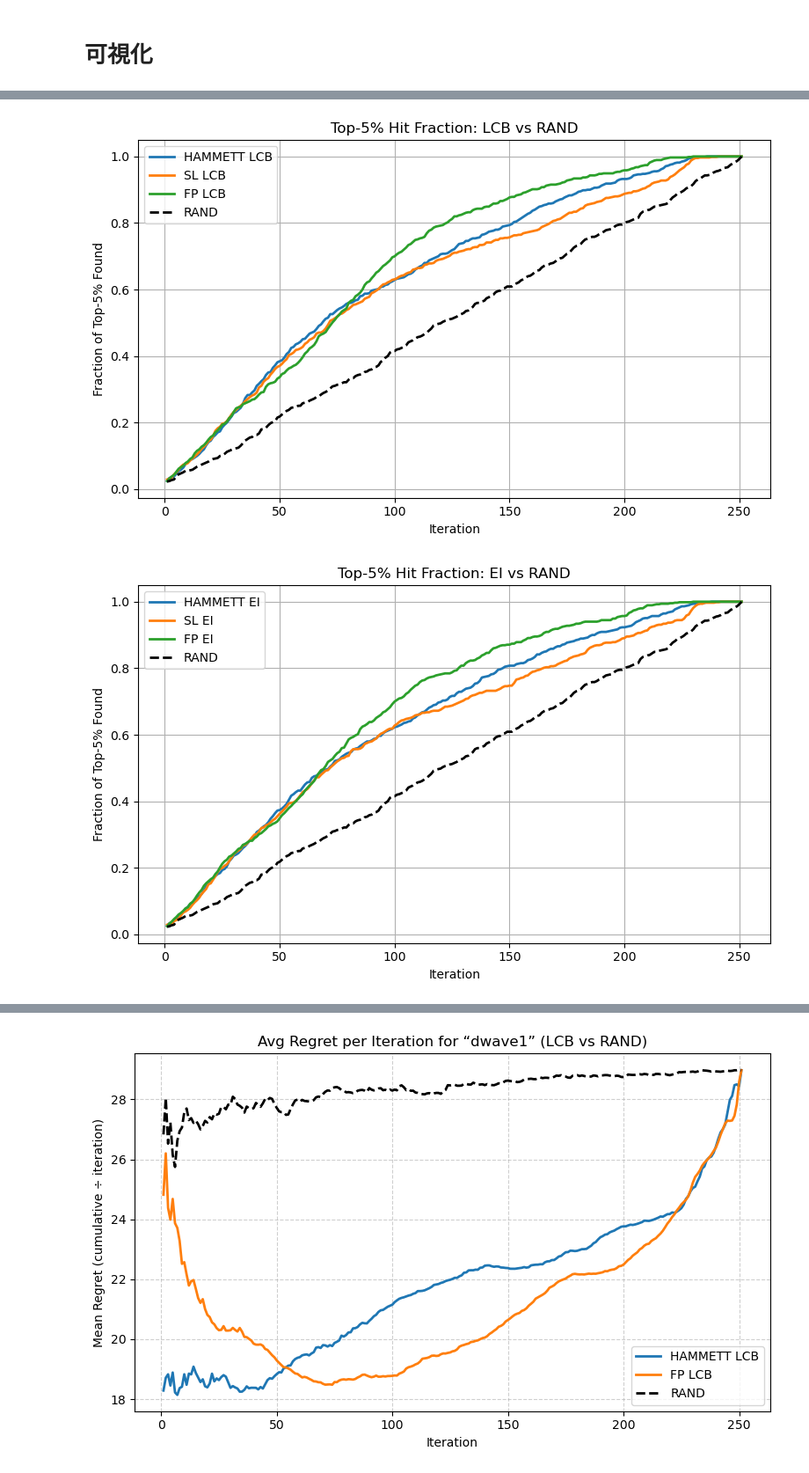
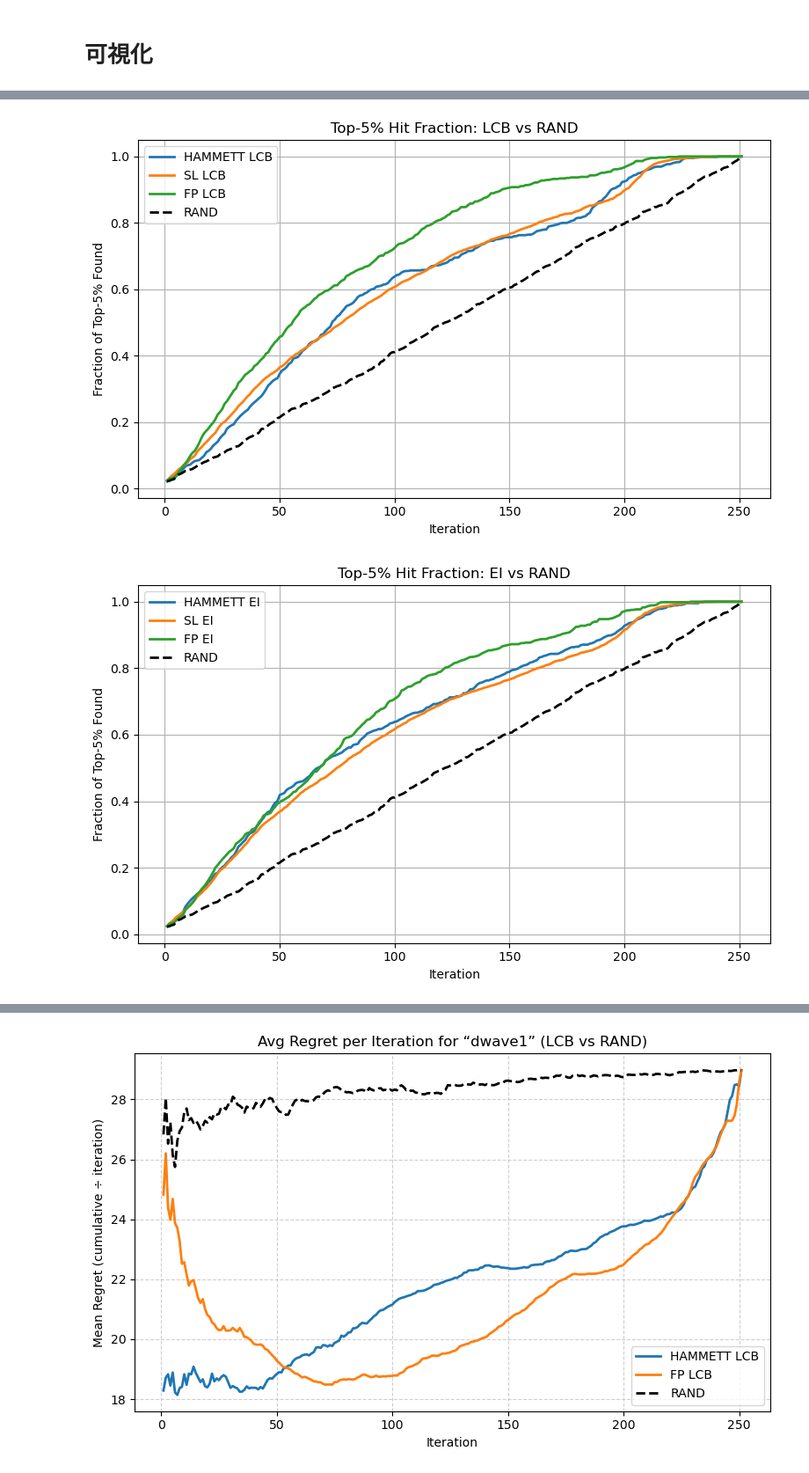
Before and after one commit to kakeru-watanabe06/BO_FP_Hammett_SL, a Jupyter notebook: FP_BO.ipynb/FP_BOのコピー.ipynb, the cells around one changed output, grey strips where cells are left out. Shown at 88% size. Drawn from its saved outputs; the diff is of its cells as text; code cells hidden in the pictures.

```diff
--- a/FP_BO.ipynb/FP_BOのコピー.ipynb
+++ b/FP_BO.ipynb/FP_BOのコピー.ipynb
@@ -160,7 +160,24 @@ def l2_lcb_exact(means: np.ndarray,
     lam = diff2 / gamma2
     q = ncx2.ppf(1 - p, df=k, nc=lam)
     q = np.nan_to_num(q, nan=0.0, posinf=0.0, neginf=0.0)
-    return -gamma2 * q
+    # print(f"p: {p}, k: {k}, gamma2: {gamma2.mean()}, diff2: {diff2.mean()}, lam: {lam.mean()}, q: {q.mean()}")
+    return - q * gamma2
+
+def l2_lcb_per_dim(means: np.ndarray,
+                   variances: np.ndarray,
+                   target: np.ndarray,
+                   p: float = 0.05,
+                   eps: float = 1e-8) -> np.ndarray:
+
+    # 1) prevent zero variances
+    vars_safe = np.maximum(variances, eps)
+    # 2) compute non-centrality λ for each candidate
+    lam = np.sum((means - target)**2 / vars_safe, axis=1)
+    # 3) inverse survival function: P(X ≥ q) = p for χ²ₖ(λ)
+    q   = ncx2.isf(p, df=means.shape[1], nc=lam)
+    # 4) score = −q (we pick argmax scores ⇒ minimize q)
+    return -q
+
 
 def l2_ei(means: np.ndarray,
           variances: np.ndarray,
@@ -190,7 +207,7 @@ def fit_multi_gpy(X: np.ndarray, Y: np.ndarray):
         m = GPy.models.GPRegression(X, Y[:, [i]], kern)
         # m.Gaussian_noise.variance = 1e-6
         # m.Gaussian_noise.variance.fix()
-        m.optimize(messages=False, max_iters=5)
+        m.optimize(messages=False)
         models.append(m)
         # print(m)
     return models
@@ -280,7 +297,7 @@ def compare_all_methods(df, X_cols, Y_cols, target,
                 # ——— 獲得関数の計算 ———
                 if m == 'lcb':
                     mu, var = predict_multi_gpy(models, X_cd)
-                    scores  = l2_lcb_exact(mu, var, t_s, p)
+                    scores  = l2_lcb_per_dim(mu, var, t_s, p)
                 elif m == 'ei':
                     mu, var = predict_multi_gpy(models, X_cd)
                     y_min   = np.min(np.sum((Y_tr_s - t_s)**2, axis=1))
@@ -323,7 +340,7 @@ def compare_all_methods(df, X_cols, Y_cols, target,
                     for obj_idx, mdl in enumerate(models):
                         # Y_tr_s[:, [obj_idx]] の shape は (n_train,1)
                         mdl.set_XY(X_tr, Y_tr_s[:, [obj_idx]])
-                        mdl.optimize(messages=False)
+                        mdl.optimize(messages=False, max_iters=5)
                         # print(mdl)
 
     # DataFrame 化
@@ -891,9 +908,9 @@ def plot_hits_with_single_random(df_hits_dict):
 # --- Example usage ---
 # 1) 検証した説明関数のベースファイル名を辞書で指定
 file_initials = {
-    'Hammett': '/Users/macmini/BO_result/inimax5_remax100_RBF/Hammett/Hammett_p_0.7_init5',
-    'SL': '/Users/macmini/BO_result/inimax5_remax100_RBF/SL/SL_p_0.7_init5',
-    'FP': '/Users/macmini/BO_result/inimax5_remax100_RBF/FP/FP_BO_resultsFP_p_0.7_init5'
+    'Hammett': "/Users/macmini/BO_result/initsize5_LCB_per_dim/Hammett/Hammett_p_0.7_init5",
+    'SL': '/Users/macmini/BO_result/inimax5_remaxunlimited_t200/SL/SL_p_0.7_init5',
+    'FP': "/Users/macmini/BO_result/initsize5_LCB_per_dim/FP/FP_BO_resultsFP_p_0.7_init5"
     # 他の説明関数も同様に追加
 }
 
@@ -904,10 +921,10 @@ results = load_results(file_initials, metrics=('hits', 'acq', 'regret'))
 plot_hits_with_single_random(results['hits'])
 
 file_initials_init50 = {
-    'Hammett': '/Users/macmini/BO_result/従来/Hammett_0.7_BO_results_init50/Hammett_p_0.7_init50',
-    'FP': '/Users/macmini/BO_result/従来/FP_0.7_BO_results_init50/FP_p_0.7_init50'
+    'Hammett':"/Users/macmini/BO_result/initmax100_remax_5/Hammett/Hammett_p_0.7_init50",
+    'FP': "/Users/macmini/BO_result/initmax100_remax_5/FP/FP_p_0.7_init50"
 }
 
 results_init50 = load_results(file_initials_init50, metrics=('hits', 'acq', 'regret'))
-plot_hits_with_single_random(results_init50['hits'])
+# plot_hits_with_single_random(results_init50['hits'])
 # %% [output]
@@ -917,2 +934,2 @@ Warning: file not found: /Users/macmini/BO_result/inimax5_remax100_RBF/FP/FP_BO_
-[figure, old version]
+[figure, new version]
-[figure, old version]
+[figure, new version]
```
Also changed, not shown: parts of 15 cells of this notebook, 2 other files.
